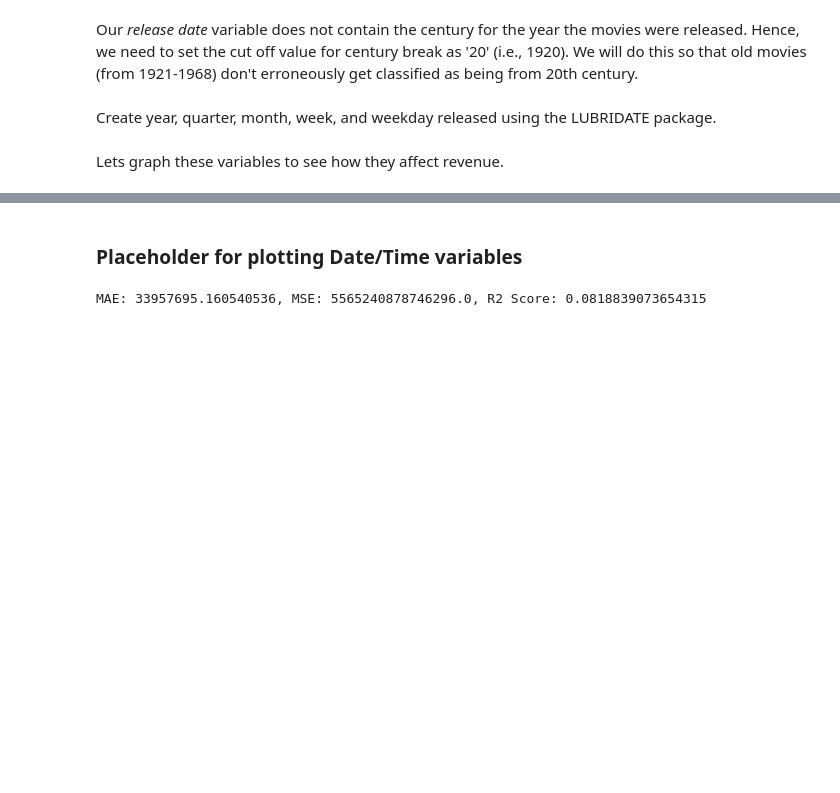
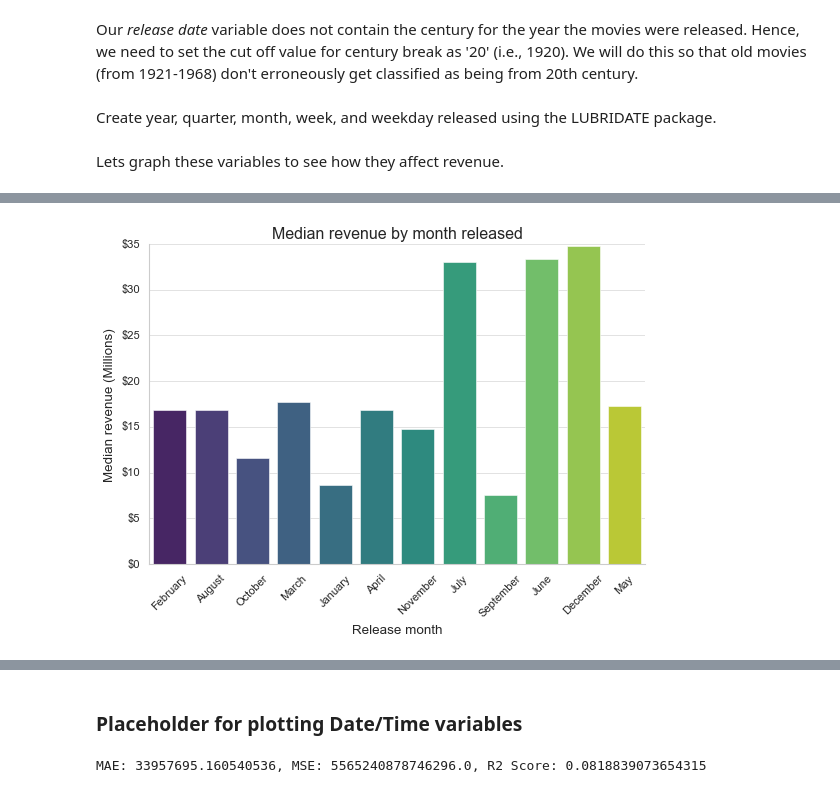
Before and after one commit to ES-Abdellatif/box-office-predictions, a Jupyter notebook: BoxOffice_Predictions_PyDraft.ipynb, the cells around one changed output, grey strips where cells are left out. Cells and saved outputs as stored; diff of their text form; code cells hidden in the pictures; blank space fills up the shorter version.

```diff
--- a/BoxOffice_Predictions_PyDraft.ipynb
+++ b/BoxOffice_Predictions_PyDraft.ipynb
@@ -906,0 +946,14 @@ Lets graph these variables to see how they affect revenue.
+# %%
+plt.figure(figsize=(8, 5))
+sns.barplot(data=subset_data, x="month_released", y="revenue", estimator=np.median, hue="month_released", palette="viridis", dodge=False, errorbar=None)
+
+plt.xticks(rotation=45)
+plt.yticks(plt.yticks()[0], [f'${int(y/1e6)}' for y in plt.yticks()[0]])
+plt.title("Median revenue by month released")
+plt.xlabel("Release month")
+plt.ylabel("Median revenue (Millions)")
+plt.legend([], [], frameon=False)
+sns.despine()
+plt.show()
+# %% [output]
+[figure, added]
```
Also changed, not shown: parts of 4 cells of this notebook.
